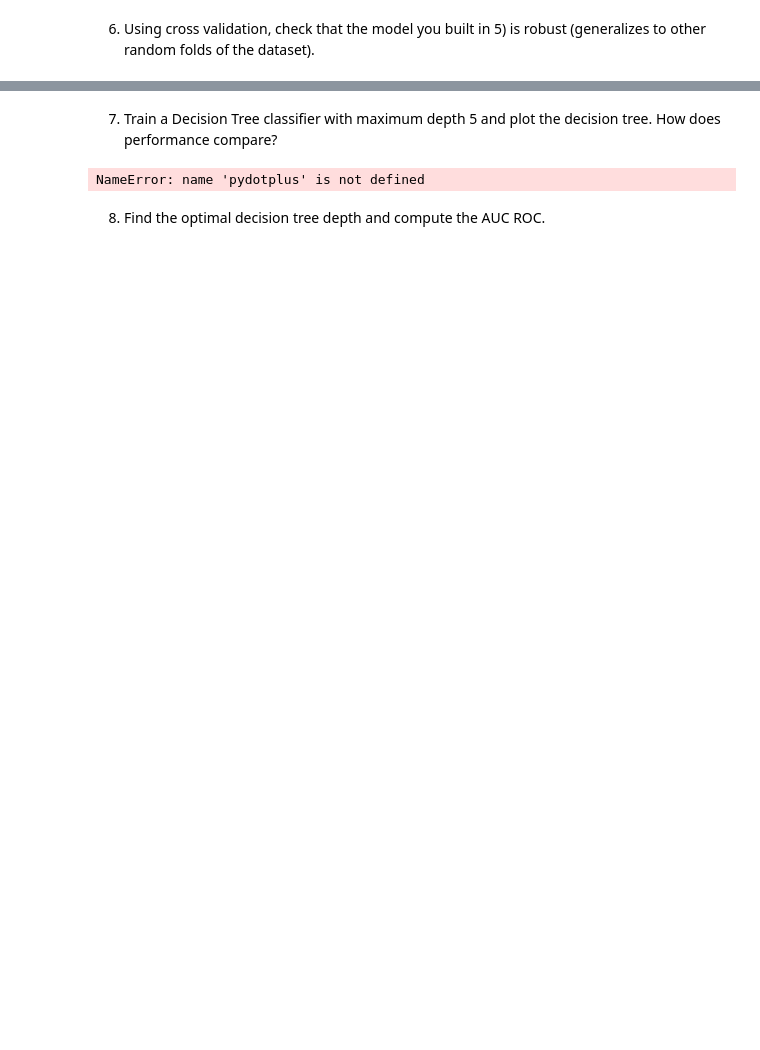
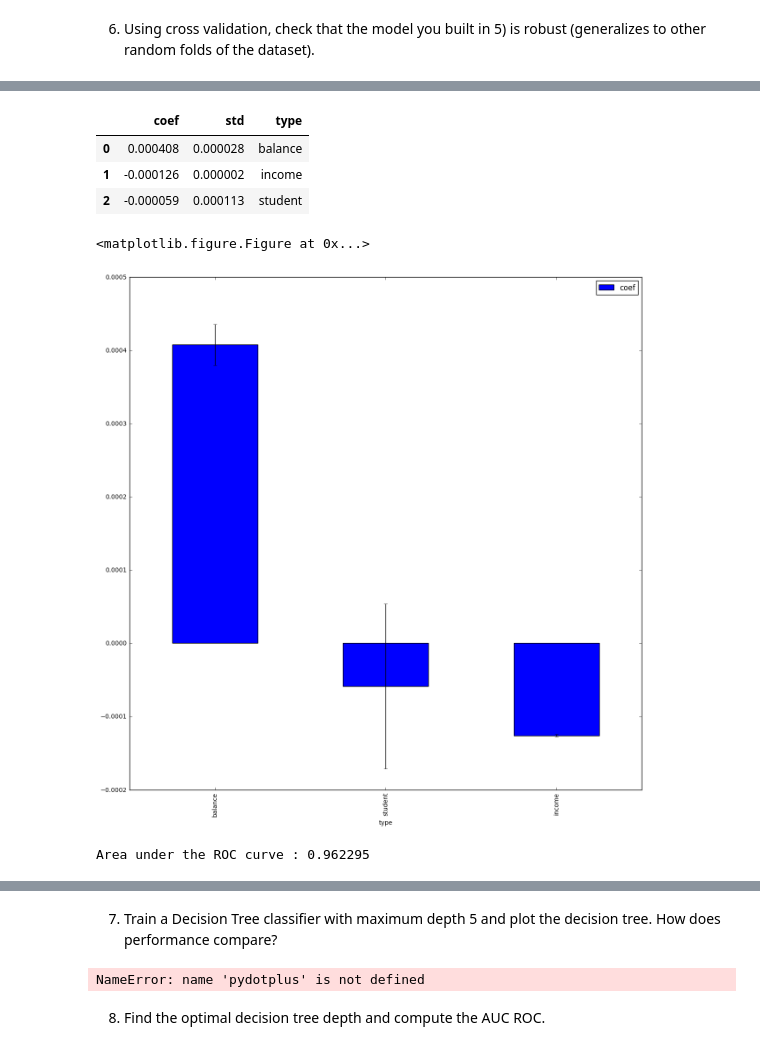
Before and after one commit to Columbia-Intro-Data-Science/python-introduction-LingxiangYu, a Jupyter notebook: LY2305_HW3.ipynb, the cells around one changed output, grey strips where cells are left out. Saved outputs shown, nothing was run; the diff lists cells and outputs as text; code cells hidden in the pictures; blank space fills up the shorter version.

```diff
--- a/LY2305_HW3.ipynb
+++ b/LY2305_HW3.ipynb
@@ -269,0 +268,7 @@ Area under the ROC curve : 0.960777
+# %%
+def get_coeffs(coeffs):
+    coeffs_avgd = [(coeffs[i][0][0] + coeffs[i][0][1] + coeffs[i][0][2])/3 for i in range(0,30)]
+    coeffs_std = [np.std([coeffs[i][0][0],coeffs[i][0][1],coeffs[i][0][2]]) for i in range(0,30)]
+    return coeffs_avgd, coeffs_std
+
+coeffs1_avg,coeffs1_std=get_coeffs(coeffs1)
@@ -295,0 +319,45 @@ IndexError: indices are out-of-bounds
+# %%
+def get_coeffs(coeffs):
+    coeffs_avgd = [(coeffs[0][0][i] + coeffs[1][0][i] + coeffs[2][0][i] + coeffs[3][0][i] + coeffs[4][0][i])/5 for i in range(0,len(X4.columns))]
+    coeffs_std = [np.std([coeffs[0][0][i],coeffs[1][0][i],coeffs[2][0][i],coeffs[3][0][i],coeffs[4][0][i]]) for i in range(0,len(X4.columns))]
+    return coeffs_avgd, coeffs_std
+coeffs_avg,coeffs_std=get_coeffs(coeffs)
+# %%
+dfCoeffs = pd.DataFrame({'type':X4.columns.values, 'coef':coeffs_avg, 'std':coeffs_std})
+dfCoeffs
+# %% [output]
+|  | coef | std | type |
+| 0 | 0.000408 | 0.000028 | balance |
+| 1 | -0.000126 | 0.000002 | income |
+| 2 | -0.000059 | 0.000113 | student |
+# %%
+plt.figure(figsize=(15,15))
+
+dfCoeffs_sorted = dfCoeffs.sort(['coef'])[::-1]
+yerr_vals = dfCoeffs_sorted['std'].values
+
+dfCoeffs_sorted.plot(x='type',y='coef',kind='bar',yerr=yerr_vals,figsize=(15,15))
+plt.show()
+# %% [output]
+<matplotlib.figure.Figure at 0x...>
+[figure, added]
+# %%
+def generate_auc(X,y,clf_class,**kwargs):
+    random_state = np.random.RandomState(0)
+    X, y = shuffle(X, y, random_state=random_state)
+    n_samples, n_features = X.shape
+    half = int(n_samples/1.2)
+    X_train, X_test = X[:half], X[half:]
+    y_train, y_test = y[:half], y[half:]
+
+    classifier = clf_class(**kwargs)
+    probas_ = classifier.fit(X_train, y_train).predict_proba(X_test)
+
+    fpr, tpr, thresholds = roc_curve(y_test, probas_[:, 1])
+    roc_auc = auc(fpr, tpr)
+    print "Area under the ROC curve : %f"% roc_auc
+    return fpr, tpr, roc_auc, thresholds
+
+fpr,tpr,roc_auc, thresholds = generate_auc(X4,y4,LogisticRegression,C=0.1,penalty='l1')
+# %% [output]
+Area under the ROC curve : 0.962295
```
Also changed, not shown: parts of 9 cells of this notebook.
